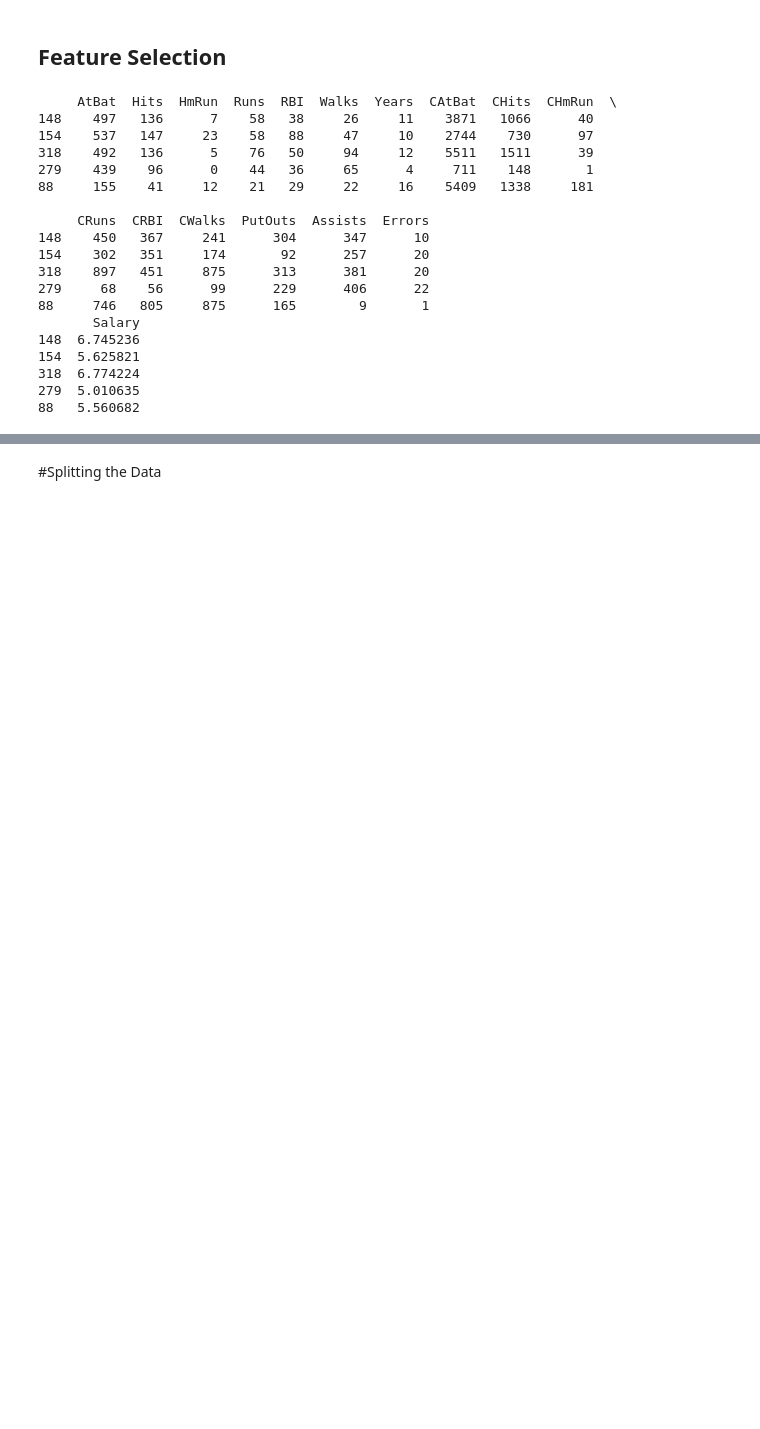
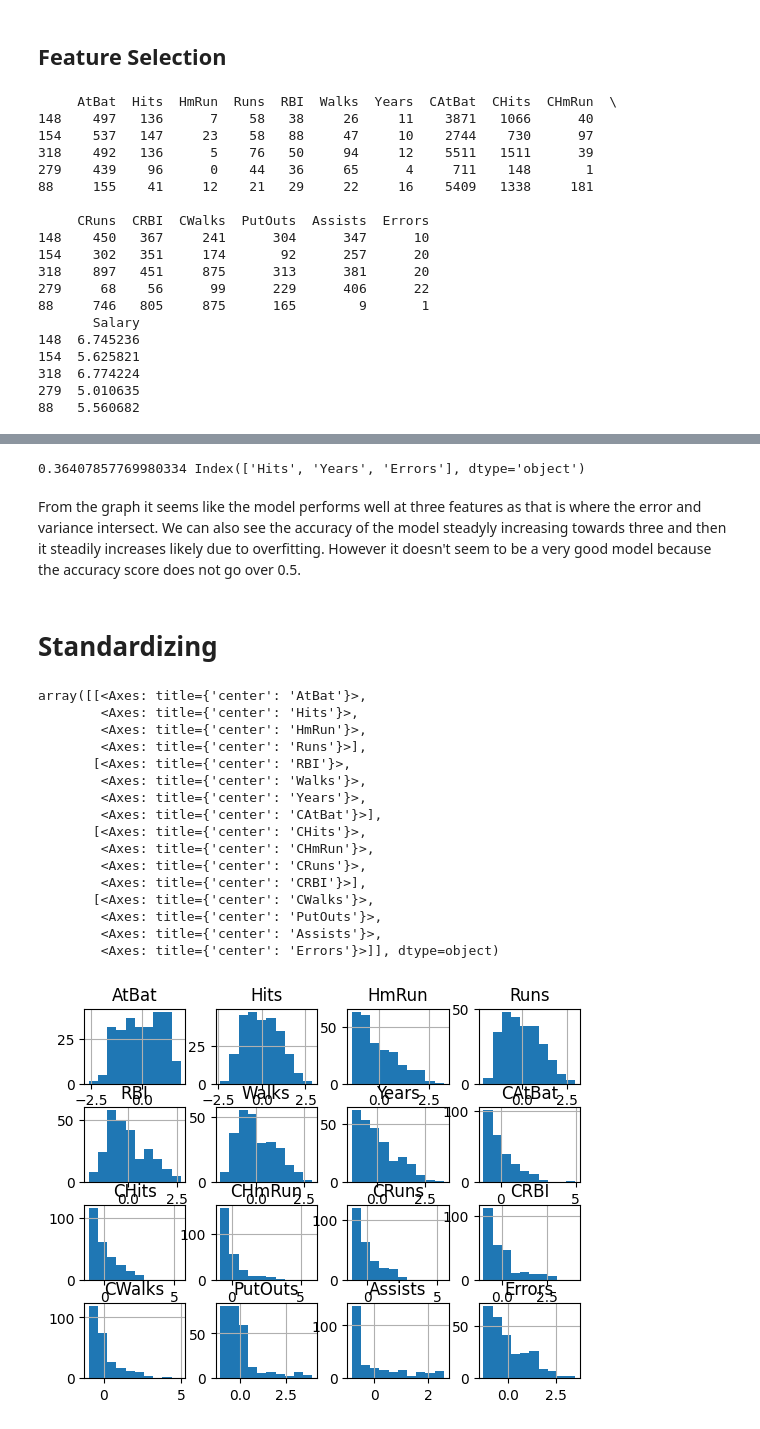
Before and after one commit to hoethan231/courses, a Jupyter notebook: CMPE_188/homework/homework2.ipynb, the cells around one changed output, grey strips where cells are left out. Cells and saved outputs as stored; diff of their text form; code cells hidden in the pictures; blank space fills up the shorter version.

```diff
--- a/CMPE_188/homework/homework2.ipynb
+++ b/CMPE_188/homework/homework2.ipynb
@@ -137,2 +153,11 @@ plt.show()
-# %% [markdown]
-#Splitting the Data
+# %%
+threeFeatureModel = RFE(estimator, n_features_to_select=3)
+threeFeatureModel.fit(x_train, y_train)
+score = threeFeatureModel.score(x_test, y_test)
+features = threeFeatureModel.support_
+selected_features = X.columns[features]
+print(score, selected_features)
+# %% [output]
+0.36407857769980334 Index(['Hits', 'Years', 'Errors'], dtype='object')
+# %% [markdown]
+From the graph it seems like the model performs well at three features as that is where the error and variance intersect. We can also see the accuracy of the model steadyly increasing towards three and then it steadily increases likely due to overfitting. However it doesn't seem to be a very good model because the accuracy score does not go over 0.5.
@@ -138,0 +190,25 @@ plt.show()
+# %% [markdown]
+# Standardizing
+# %%
+scaler = StandardScaler().fit(X)
+standarizedX = pd.DataFrame(scaler.transform(X), columns=X.columns)
+# %%
+standarizedX.hist()
+# %% [output]
+array([[<Axes: title={'center': 'AtBat'}>,
+        <Axes: title={'center': 'Hits'}>,
+        <Axes: title={'center': 'HmRun'}>,
+        <Axes: title={'center': 'Runs'}>],
+       [<Axes: title={'center': 'RBI'}>,
+        <Axes: title={'center': 'Walks'}>,
+        <Axes: title={'center': 'Years'}>,
+        <Axes: title={'center': 'CAtBat'}>],
+       [<Axes: title={'center': 'CHits'}>,
+        <Axes: title={'center': 'CHmRun'}>,
+        <Axes: title={'center': 'CRuns'}>,
+        <Axes: title={'center': 'CRBI'}>],
+       [<Axes: title={'center': 'CWalks'}>,
+        <Axes: title={'center': 'PutOuts'}>,
+        <Axes: title={'center': 'Assists'}>,
+        <Axes: title={'center': 'Errors'}>]], dtype=object)
+[figure, added]
```
Also changed, not shown: parts of 16 cells of this notebook.
